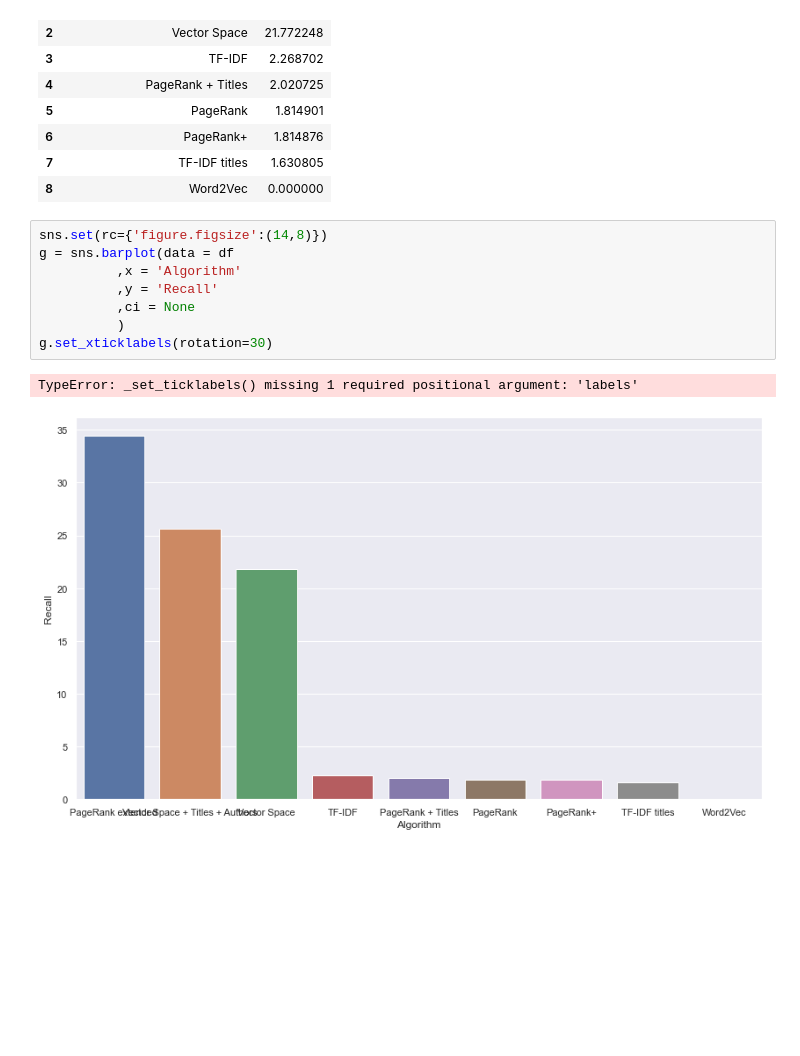
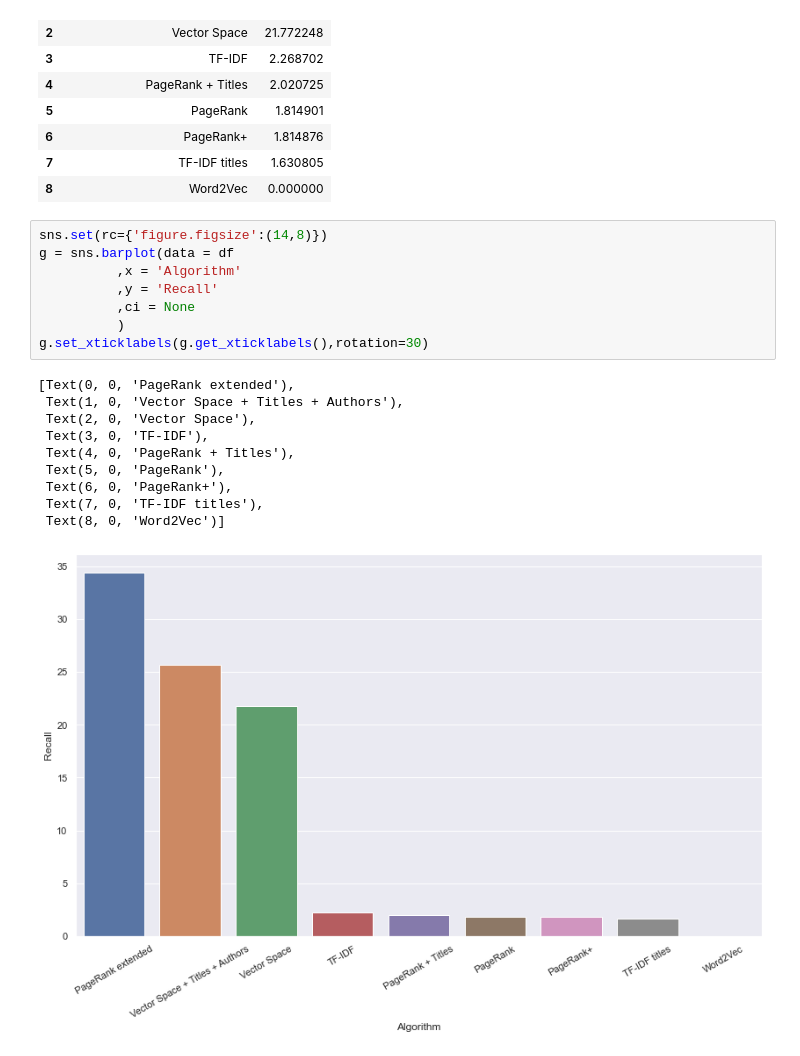
Before and after one commit to clementbernardd/LOG6308, a Jupyter notebook: TP2/TP2_groupe7.ipynb, the cells around one changed output. Saved outputs shown, nothing was run; the diff lists cells and outputs as text; blank space fills up the shorter version.

```diff
--- a/TP2/TP2_groupe7.ipynb
+++ b/TP2/TP2_groupe7.ipynb
@@ -1057,11 +1020,19 @@ df
 # %%
 sns.set(rc={'figure.figsize':(14,8)})
 g = sns.barplot(data = df
           ,x = 'Algorithm'
           ,y = 'Recall'
           ,ci = None
           )
-g.set_xticklabels(rotation=30)
+g.set_xticklabels(g.get_xticklabels(),rotation=30)
 # %% [output]
-TypeError: _set_ticklabels() missing 1 required positional argument: 'labels'
+[Text(0, 0, 'PageRank extended'),
+ Text(1, 0, 'Vector Space + Titles + Authors'),
+ Text(2, 0, 'Vector Space'),
+ Text(3, 0, 'TF-IDF'),
+ Text(4, 0, 'PageRank + Titles'),
+ Text(5, 0, 'PageRank'),
+ Text(6, 0, 'PageRank+'),
+ Text(7, 0, 'TF-IDF titles'),
+ Text(8, 0, 'Word2Vec')]
-[figure, old version]
+[figure, new version]
```
Also changed, not shown: parts of 36 cells of this notebook.
